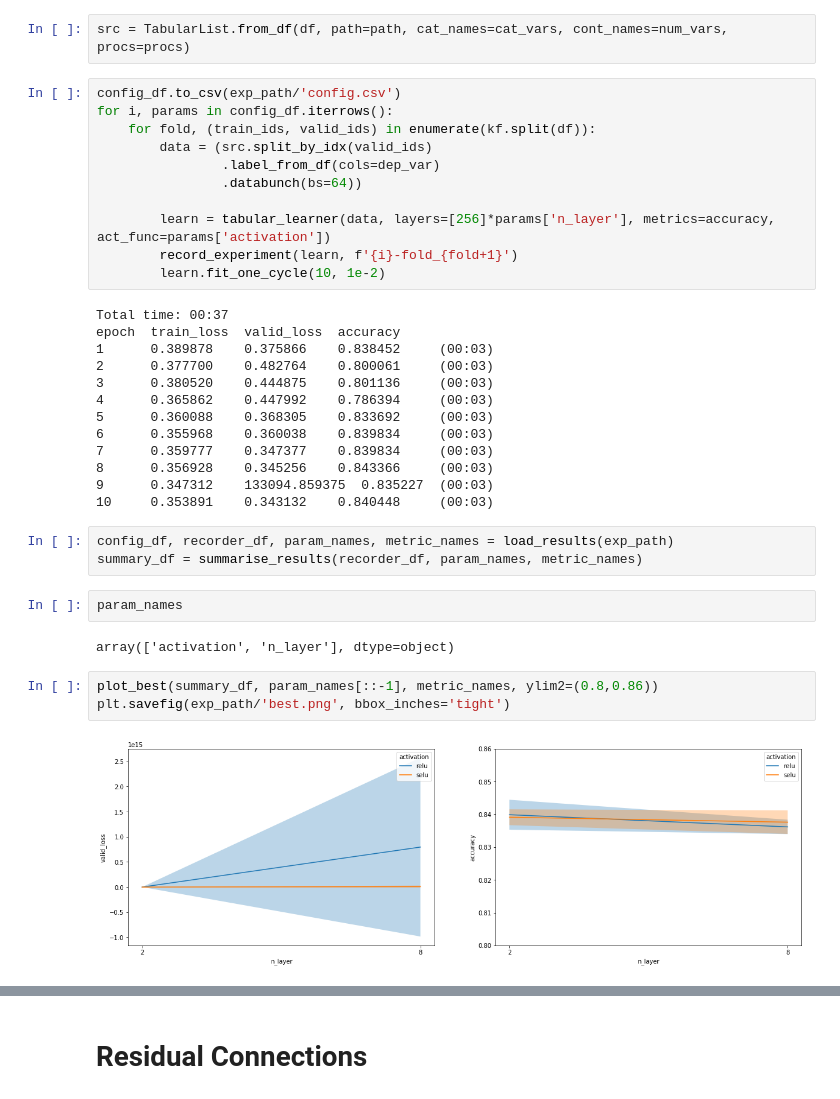
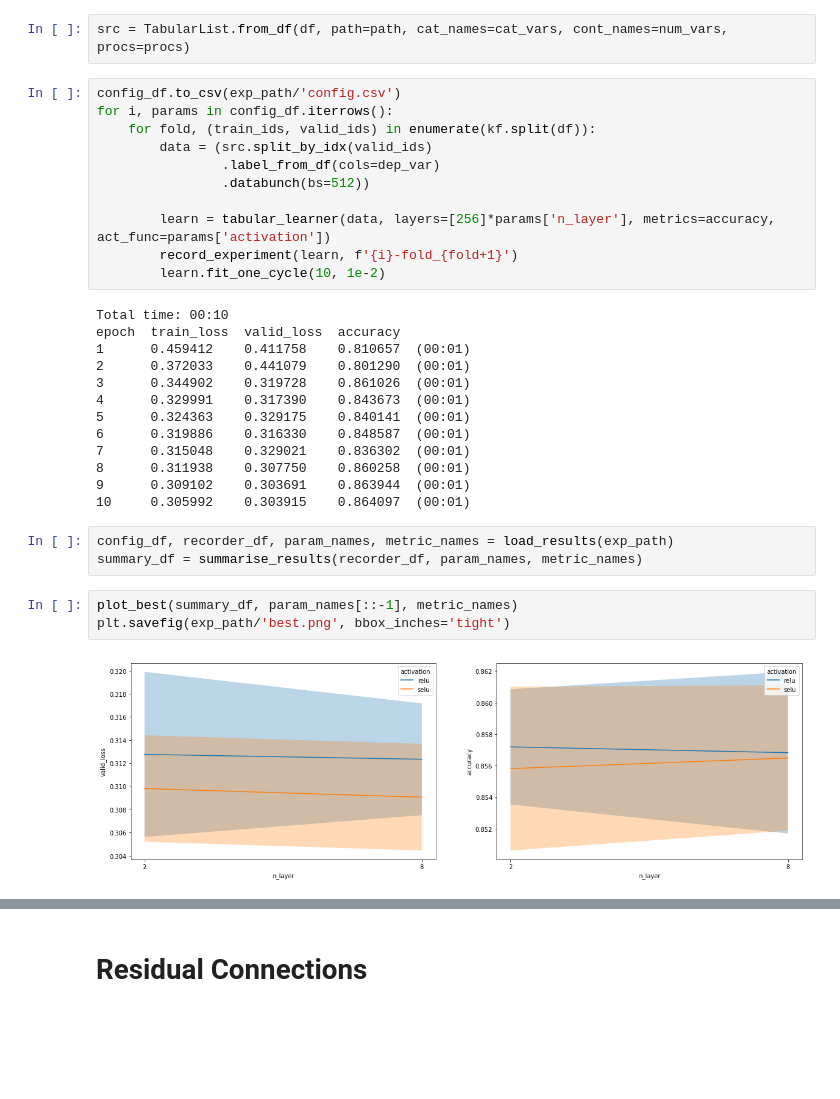
Before and after one commit to jandremarais/TabularLearner, a Jupyter notebook: code/experiments.ipynb, the cells around one changed output, grey strips where cells are left out. Saved outputs shown, nothing was run; the diff lists cells and outputs as text; blank space fills up the shorter version.

```diff
--- a/code/experiments.ipynb
+++ b/code/experiments.ipynb
@@ -416,34 +632,30 @@ for i, params in config_df.iterrows():
     for fold, (train_ids, valid_ids) in enumerate(kf.split(df)):
         data = (src.split_by_idx(valid_ids)
                 .label_from_df(cols=dep_var)
-                .databunch(bs=64))
+                .databunch(bs=512))
 
         learn = tabular_learner(data, layers=[256]*params['n_layer'], metrics=accuracy, act_func=params['activation'])
         record_experiment(learn, f'{i}-fold_{fold+1}')
         learn.fit_one_cycle(10, 1e-2)
 # %% [output]
-Total time: 00:37
+Total time: 00:10
 epoch  train_loss  valid_loss  accuracy
-1      0.389878    0.375866    0.838452     (00:03)
-2      0.377700    0.482764    0.800061     (00:03)
-3      0.380520    0.444875    0.801136     (00:03)
-4      0.365862    0.447992    0.786394     (00:03)
-5      0.360088    0.368305    0.833692     (00:03)
-6      0.355968    0.360038    0.839834     (00:03)
-7      0.359777    0.347377    0.839834     (00:03)
-8      0.356928    0.345256    0.843366     (00:03)
-9      0.347312    133094.859375  0.835227  (00:03)
-10     0.353891    0.343132    0.840448     (00:03)
+1      0.459412    0.411758    0.810657  (00:01)
+2      0.372033    0.441079    0.801290  (00:01)
+3      0.344902    0.319728    0.861026  (00:01)
+4      0.329991    0.317390    0.843673  (00:01)
+5      0.324363    0.329175    0.840141  (00:01)
+6      0.319886    0.316330    0.848587  (00:01)
+7      0.315048    0.329021    0.836302  (00:01)
+8      0.311938    0.307750    0.860258  (00:01)
+9      0.309102    0.303691    0.863944  (00:01)
+10     0.305992    0.303915    0.864097  (00:01)
 # %%
 config_df, recorder_df, param_names, metric_names = load_results(exp_path)
 summary_df = summarise_results(recorder_df, param_names, metric_names)
-# %%
-param_names
-# %% [output]
-array(['activation', 'n_layer'], dtype=object)
 # %%
-plot_best(summary_df, param_names[::-1], metric_names, ylim2=(0.8,0.86))
+plot_best(summary_df, param_names[::-1], metric_names)
 plt.savefig(exp_path/'best.png', bbox_inches='tight')
 # %% [output]
-[figure, old version]
+[figure, new version]
 # %%
```
Also changed, not shown: parts of 65 cells of this notebook, 45 other files.
